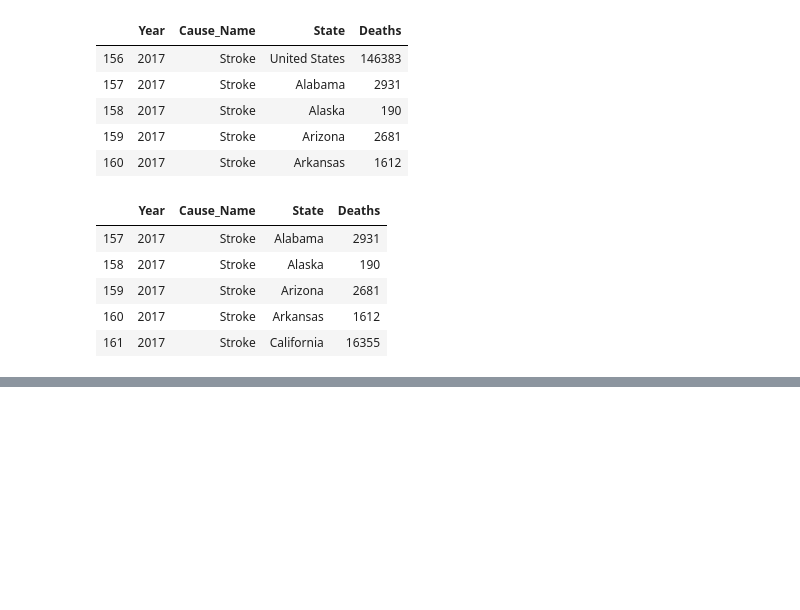
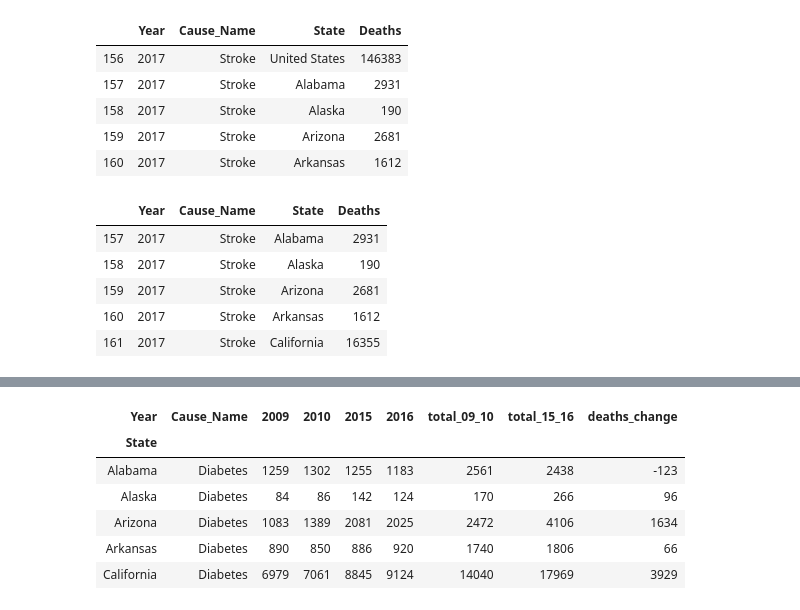
Before and after one commit to zeexav/health_outcomes, a Jupyter notebook: CDC_Data_Explorer.ipynb, the cells around one changed output, grey strips where cells are left out. Cells and saved outputs as stored; diff of their text form; code cells hidden in the pictures; blank space fills up the shorter version.

```diff
--- a/CDC_Data_Explorer.ipynb
+++ b/CDC_Data_Explorer.ipynb
@@ -130,0 +204,15 @@ chronic_pp
+# %%
+#remove Cause Name as part of the index to fit data into format for Tableau
+chronics = chronic_pivot.copy()
+
+chronics = chronics.reset_index('Cause_Name')
+
+chronics.head()
+# %% [output]
+| Year | Cause_Name | 2009 | 2010 | 2015 | 2016 | total_09_10 | total_15_16 | deaths_change |
+| State |  |  |  |  |  |  |  |  |
+| Alabama | Diabetes | 1259 | 1302 | 1255 | 1183 | 2561 | 2438 | -123 |
+| Alaska | Diabetes | 84 | 86 | 142 | 124 | 170 | 266 | 96 |
+| Arizona | Diabetes | 1083 | 1389 | 2081 | 2025 | 2472 | 4106 | 1634 |
+| Arkansas | Diabetes | 890 | 850 | 886 | 920 | 1740 | 1806 | 66 |
+| California | Diabetes | 6979 | 7061 | 8845 | 9124 | 14040 | 17969 | 3929 |
```
Also changed, not shown: parts of 12 cells of this notebook.
